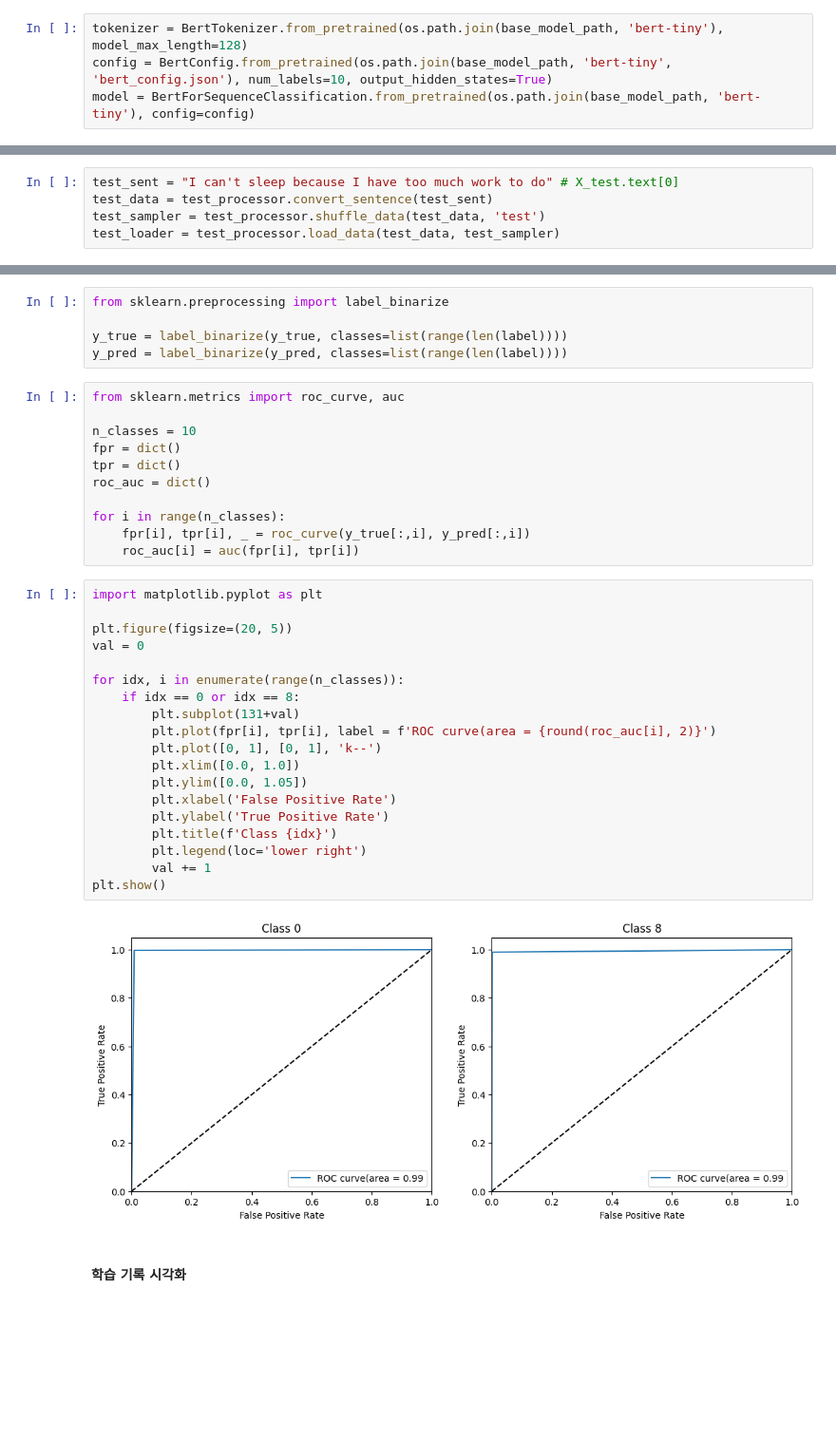
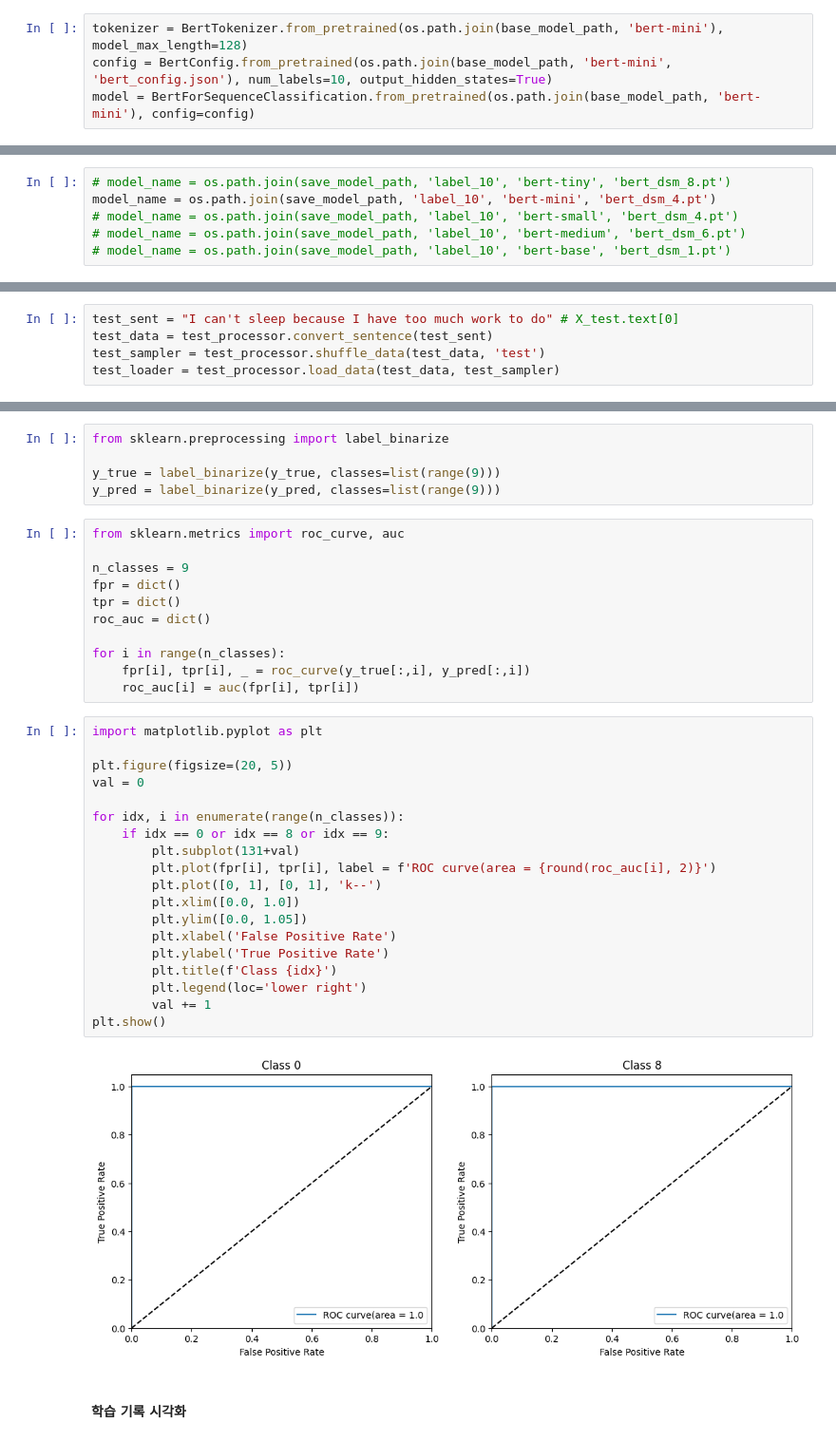
Before and after one commit to Jaedong95/AuD, a Jupyter notebook: model1-2/src/Bert-test.ipynb, the cells around one changed output, grey strips where cells are left out. Shown: that part at 95% size. Cells and saved outputs as stored; diff of their text form; blank space fills up the shorter version.

```diff
--- a/model1-2/src/Bert-test.ipynb
+++ b/model1-2/src/Bert-test.ipynb
@@ -489,5 +372,5 @@ array([8, 0, 9, 6, 7, 2, 3, 1, 5, 4])
 # %%
-tokenizer = BertTokenizer.from_pretrained(os.path.join(base_model_path, 'bert-tiny'), model_max_length=128)
-config = BertConfig.from_pretrained(os.path.join(base_model_path, 'bert-tiny', 'bert_config.json'), num_labels=10, output_hidden_states=True)
-model = BertForSequenceClassification.from_pretrained(os.path.join(base_model_path, 'bert-tiny'), config=config)
+tokenizer = BertTokenizer.from_pretrained(os.path.join(base_model_path, 'bert-mini'), model_max_length=128)
+config = BertConfig.from_pretrained(os.path.join(base_model_path, 'bert-mini', 'bert_config.json'), num_labels=10, output_hidden_states=True)
+model = BertForSequenceClassification.from_pretrained(os.path.join(base_model_path, 'bert-mini'), config=config)
 # %% [output]
@@ -544,0 +416,6 @@ model_name = os.path.join(save_model_path, 'label_9', 'bert-tiny', 'bert_dsm_8.p
+# %%
+# model_name = os.path.join(save_model_path, 'label_10', 'bert-tiny', 'bert_dsm_8.pt')
+model_name = os.path.join(save_model_path, 'label_10', 'bert-mini', 'bert_dsm_4.pt')
+# model_name = os.path.join(save_model_path, 'label_10', 'bert-small', 'bert_dsm_4.pt')
+# model_name = os.path.join(save_model_path, 'label_10', 'bert-medium', 'bert_dsm_6.pt')
+# model_name = os.path.join(save_model_path, 'label_10', 'bert-base', 'bert_dsm_1.pt')
@@ -637,12 +508,12 @@ len(y_pred)
 # %%
 from sklearn.preprocessing import label_binarize
 
-y_true = label_binarize(y_true, classes=list(range(len(label))))
-y_pred = label_binarize(y_pred, classes=list(range(len(label))))
+y_true = label_binarize(y_true, classes=list(range(9)))
+y_pred = label_binarize(y_pred, classes=list(range(9)))
 # %%
 from sklearn.metrics import roc_curve, auc
 
-n_classes = 10
+n_classes = 9
 fpr = dict()
 tpr = dict()
 roc_auc = dict()
@@ -653,24 +524,24 @@ for i in range(n_classes):
 # %%
 import matplotlib.pyplot as plt
 
 plt.figure(figsize=(20, 5))
 val = 0
 
 for idx, i in enumerate(range(n_classes)):
-    if idx == 0 or idx == 8:
+    if idx == 0 or idx == 8 or idx == 9:
         plt.subplot(131+val)
         plt.plot(fpr[i], tpr[i], label = f'ROC curve(area = {round(roc_auc[i], 2)}')
         plt.plot([0, 1], [0, 1], 'k--')
         plt.xlim([0.0, 1.0])
         plt.ylim([0.0, 1.05])
         plt.xlabel('False Positive Rate')
         plt.ylabel('True Positive Rate')
         plt.title(f'Class {idx}')
         plt.legend(loc='lower right')
         val += 1
 plt.show()
 # %% [output]
-[figure, old version]
+[figure, new version]
 # %% [markdown]
 #### 학습 기록 시각화
 # %%
```
Also changed, not shown: parts of 47 cells of this notebook.
